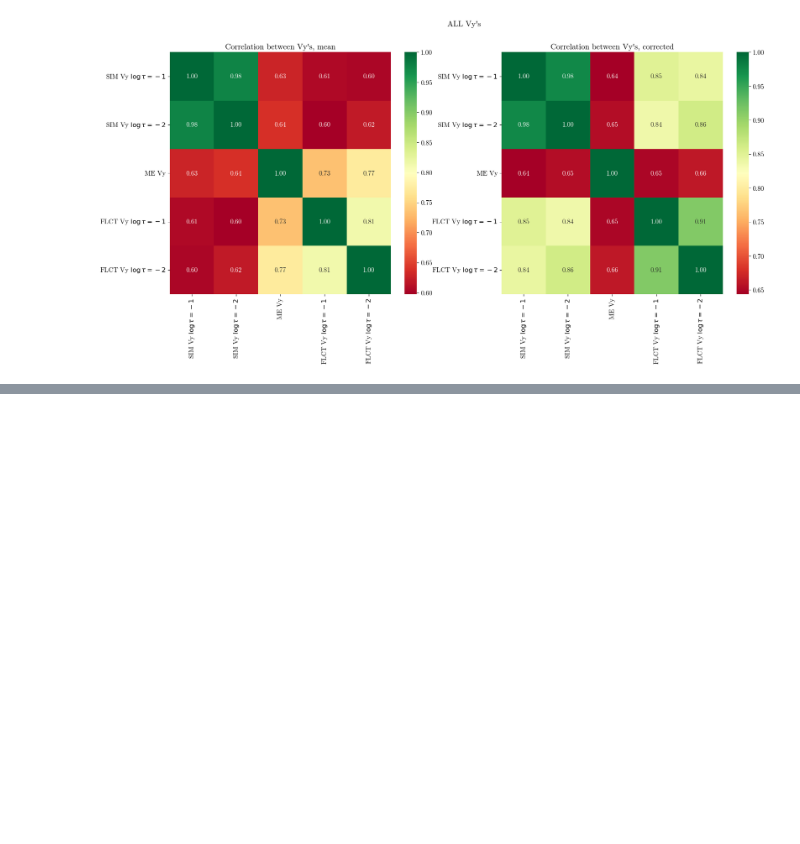
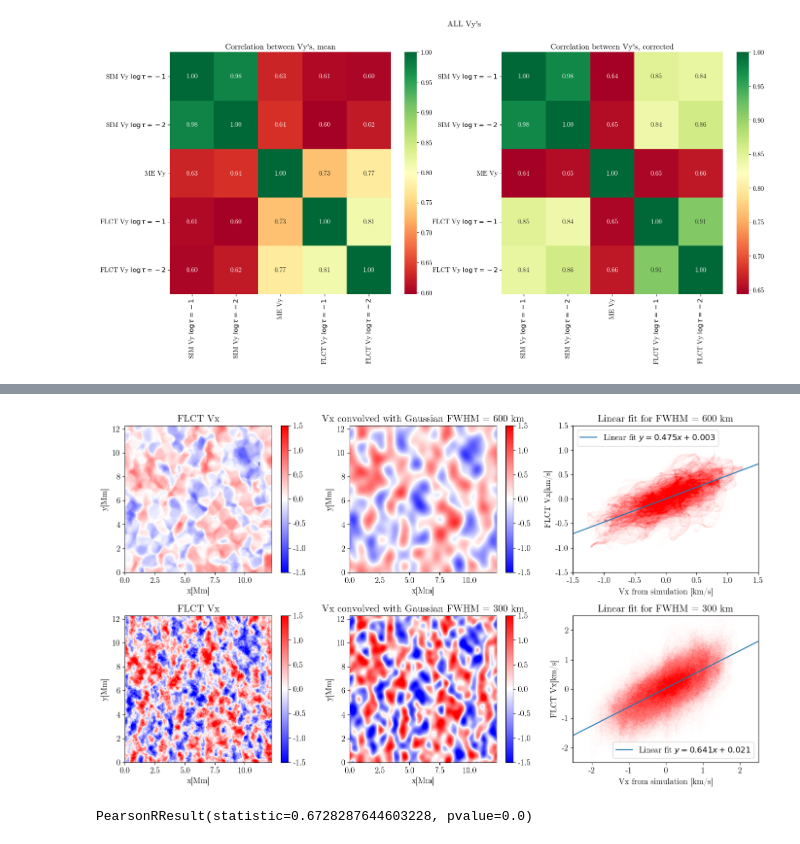
Before and after one commit to TheodoreKostic/Tracking_features, a Jupyter notebook: FirstPaper/MilneEddington_Bz_tracking.ipynb, the cells around one changed output, grey strips where cells are left out. Saved outputs shown, nothing was run; the diff lists cells and outputs as text; code cells hidden in the pictures; blank space fills up the shorter version.

```diff
--- a/FirstPaper/MilneEddington_Bz_tracking.ipynb
+++ b/FirstPaper/MilneEddington_Bz_tracking.ipynb
@@ -107,9 +107,9 @@ plt.show()
 <h3>Averaging</h3>
 # %%
 Vxm1_mean = temporal_avg(Vxm1, 0, 90)
-Vxm1_mean = Vxm1_mean/1E5
+#Vxm1_mean = Vxm1_mean/1E5
 Vym1_mean = temporal_avg(Vym1, 0, 90)
-Vym1_mean = Vym1_mean/1E5
+#Vym1_mean = Vym1_mean/1E5
 # %%
 Vxm1_filtered600 = gaussian_filter(Vxm1_mean, 22.5, mode = "wrap")
 Vym1_filtered600 = gaussian_filter(Vym1_mean, 22.5, mode = "wrap")
@@ -215,0 +221,3 @@ Text(0.5, 1.0, "Correlation between Vy's, corrected")
+# %%
+Vxm1_filtered300 = gaussian_filter(Vxm1_mean, 11.25, mode = "wrap")
+Vym1_filtered300 = gaussian_filter(Vym1_mean, 11.25, mode = "wrap")
@@ -215,0 +295,72 @@ Text(0.5, 1.0, "Correlation between Vy's, corrected")
+# %%
+#fig, axes = plt.subplots(nrows=3, ncols=2, figsize=(14, 8))
+f = plt.figure(figsize = (14,8))
+#plt.suptitle("Linear fit of FLCT Vx and convolved Vx from simulation for FHWM = {1200, 600, 300, 100}km")
+# 4x3 plot, velicina A, velicina B, scatter A i B!!!
+#ax1 = plt.subplot2grid((4,3), (0,0))
+ax1 = f.add_subplot(231)
+ax1.set_title("FLCT Vx")
+ax1.set_xlabel("x[Mm]")
+ax1.set_ylabel("y[Mm]")
+im1 = ax1.imshow(Vx_BzFeI_cor[:, :], origin='lower', cmap = "bwr", extent = (0, 12.268, 0, 12.268), vmin = -1.5, vmax = 1.5)
+plt.colorbar(im1)
+
+#ax2 = plt.subplot2grid((4,3), (0,1))
+ax2 = f.add_subplot(232)
+ax2.set_title("Vx convolved with Gaussian FWHM = 600 km")
+ax2.set_xlabel("x[Mm]")
+ax2.set_ylabel("y[Mm]")
+im2 = ax2.imshow(Vxm1_filtered600[:, :], origin='lower', cmap = "bwr", extent = (0, 12.268, 0, 12.268), vmin = -1.5, vmax = 1.5)
+plt.colorbar(im2)
+
+#ax3 = plt.subplot2grid((4,3), (0,2))
+ax3 = f.add_subplot(233)
+ax3.set_title("Linear fit for FWHM = 600 km")
+ax3.set_ylabel("FLCT Vx[km/s]")
+ax3.set_xlabel("Vx from simulation [km/s]")
+ax3.scatter(Vxm1_filtered600.flatten(), Vx_BzFeI_cor.flatten(), s = 0.01, alpha = 0.05, color="red")
+m1, b1, *_ = linregress(Vxm1_filtered600.flatten(), Vx_BzFeI_cor.flatten())
+ax3.axline(xy1=(0, b1), slope=m1, label=f'Linear fit $y = {m1:.3f}x {b1:+.3f}$')
+ax3.set_xlim(-1.5, 1.5)
+ax3.set_ylim(-1.5, 1.5)
+plt.legend()
+
+#ax4 = plt.subplot2grid((4,3), (1,0))
+ax4 = f.add_subplot(234)
+ax4.set_title("FLCT Vx")
+ax4.set_xlabel("x[Mm]")
+ax4.set_ylabel("y[Mm]")
+im4 = ax4.imshow(Vx_BzFeI_cor3[:, :], origin='lower', cmap = "bwr", extent = (0, 12.268, 0, 12.268), vmin = -1.5, vmax = 1.5)
+plt.colorbar(im4)
+
+#ax5 = plt.subplot2grid((4,3), (1,1))
+ax5 = f.add_subplot(235)
+ax5.set_title("Vx convolved with Gaussian FWHM = 300 km")
+ax5.set_xlabel("x[Mm]")
+ax5.set_ylabel("y[Mm]")
+im5 = ax5.imshow(Vxm1_filtered300[:, :], origin='lower', cmap = "bwr", extent = (0, 12.268, 0, 12.268), vmin = -1.5, vmax = 1.5)
+plt.colorbar(im5)
+
+#ax6 = plt.subplot2grid((4,3), (1,2))
+ax6 = f.add_subplot(236)
+ax6.set_title("Linear fit for FWHM = 300 km")
+ax6.set_ylabel("FLCT Vx[km/s]")
+ax6.set_xlabel("Vx from simulation [km/s]")
+ax6.scatter(Vxm1_filtered300.flatten(), Vx_BzFeI_cor3.flatten(), s = 0.01, alpha = 0.05, color="red")
+m2, b2, *_ = linregress(Vxm1_filtered300.flatten(), Vx_BzFeI_cor3.flatten())
+ax6.axline(xy1=(0, b2), slope=m2, label=f'Linear fit $y = {m2:.3f}x {b2:+.3f}$')
+ax6.set_xlim(-2.5, 2.5)
+ax6.set_ylim(-2.5, 2.5)
+plt.legend()
+
+
+
+plt.tight_layout()
+plt.savefig("300_600_compFeI.png", dpi = 75, bbox_inches = 'tight')
+# %% [output]
+[figure, added]
+# %%
+R = pearsonr(Vxm1_filtered600.flatten(), Vx_BzFeI_cor.flatten())
+print(R)
+# %% [output]
+PearsonRResult(statistic=0.6728287644603228, pvalue=0.0)
```
Also changed, not shown: parts of 38 cells of this notebook.
